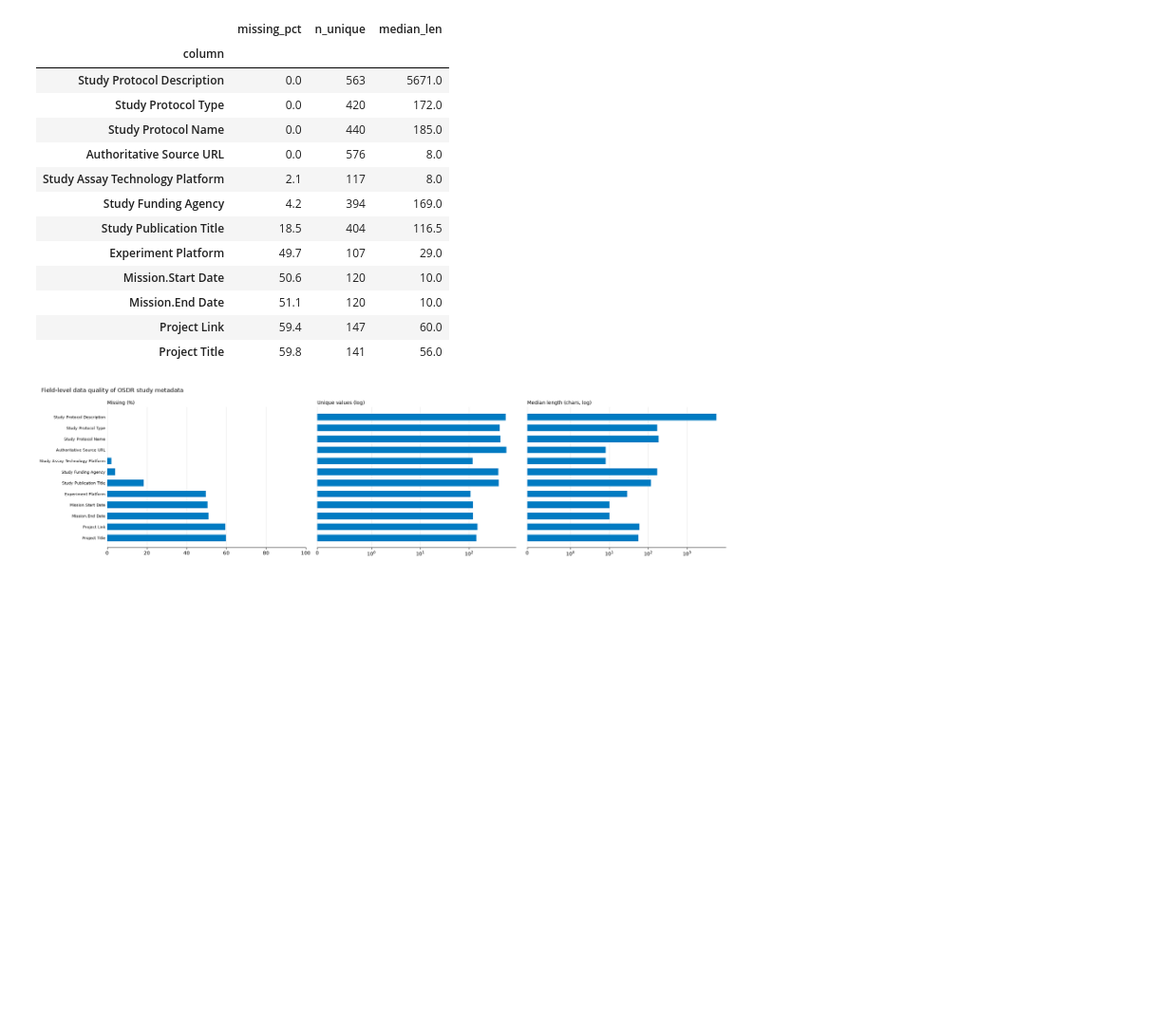
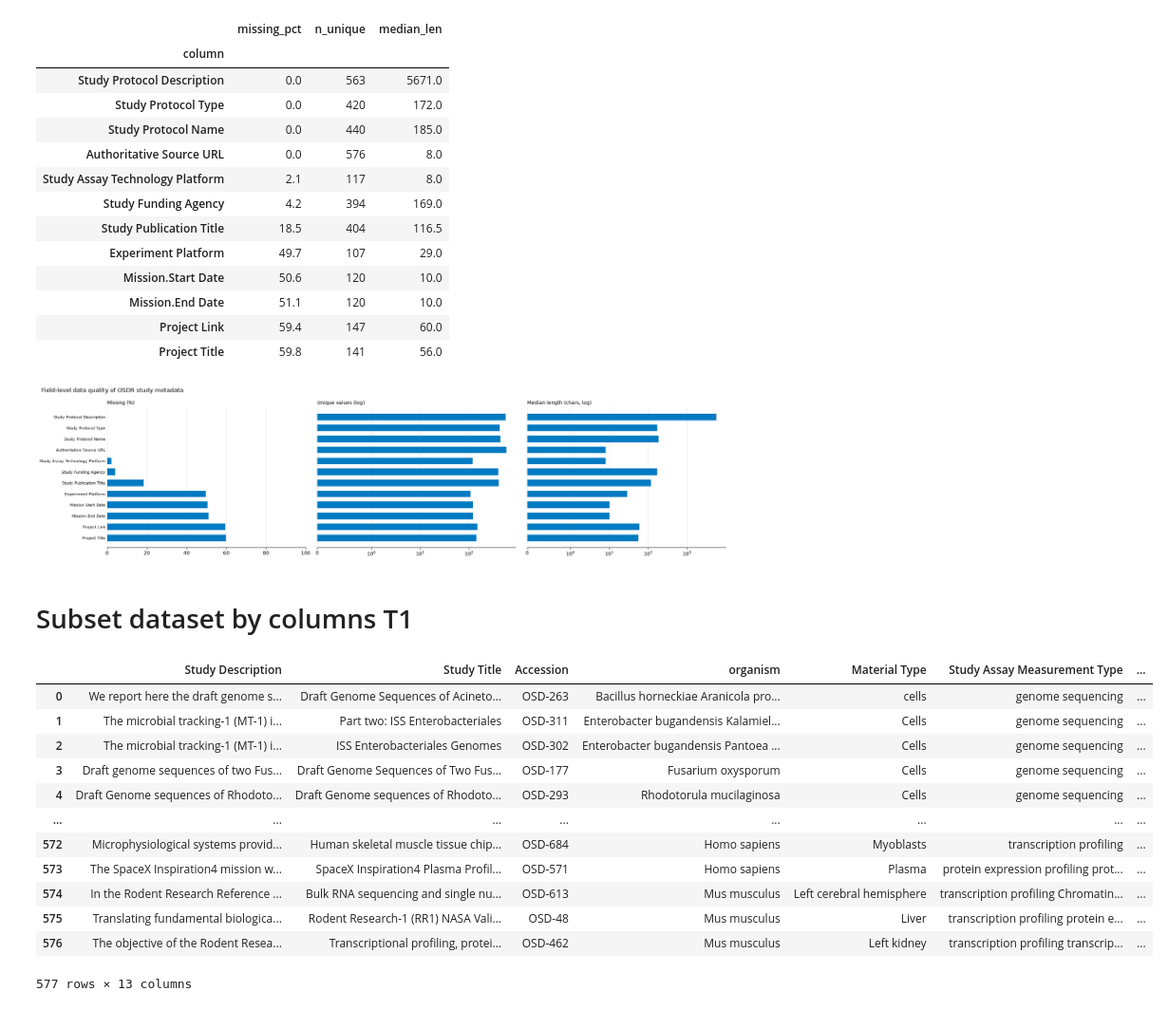
Before and after one commit to Elizabeth-Flx/osdr-knowledge-search, a Jupyter notebook: notebooks/data_eda.ipynb, the cells around one changed output. Shown at 95% size. Drawn from its saved outputs; the diff is of its cells as text; code cells hidden in the pictures; blank space fills up the shorter version.

Commit message:
feat: save new reduced parquet

```diff
--- a/notebooks/data_eda.ipynb
+++ b/notebooks/data_eda.ipynb
@@ -265,3 +265,5 @@ plt.show()
 | Project Link | 59.4 | 147 | 60.0 |
 | Project Title | 59.8 | 141 | 56.0 |
 [figure]
+# %% [markdown]
+# Subset dataset by columns T1
@@ -267,0 +275,18 @@ plt.show()
+# %%
+# read the parquet file
+df_t1 = pd.read_parquet("../data/clean/studies_subset_t1.parquet")
+df_t1
+# %% [output]
+|  | Study Description | Study Title | Accession | organism | Material Type | Study Assay Measurement Type | ... |
+| 0 | We report here the draft genome s... | Draft Genome Sequences of Acineto... | OSD-263 | Bacillus horneckiae Aranicola pro... | cells | genome sequencing | ... |
+| 1 | The microbial tracking-1 (MT-1) i... | Part two: ISS Enterobacteriales | OSD-311 | Enterobacter bugandensis Kalamiel... | Cells | genome sequencing | ... |
+| 2 | The microbial tracking-1 (MT-1) i... | ISS Enterobacteriales Genomes | OSD-302 | Enterobacter bugandensis Pantoea ... | Cells | genome sequencing | ... |
+| 3 | Draft genome sequences of two Fus... | Draft Genome Sequences of Two Fus... | OSD-177 | Fusarium oxysporum | Cells | genome sequencing | ... |
+| 4 | Draft Genome sequences of Rhodoto... | Draft Genome sequences of Rhodoto... | OSD-293 | Rhodotorula mucilaginosa | Cells | genome sequencing | ... |
+| ... | ... | ... | ... | ... | ... | ... | ... |
+| 572 | Microphysiological systems provid... | Human skeletal muscle tissue chip... | OSD-684 | Homo sapiens | Myoblasts | transcription profiling | ... |
+| 573 | The SpaceX Inspiration4 mission w... | SpaceX Inspiration4 Plasma Profil... | OSD-571 | Homo sapiens | Plasma | protein expression profiling prot... | ... |
+| 574 | In the Rodent Research Reference ... | Bulk RNA sequencing and single nu... | OSD-613 | Mus musculus | Left cerebral hemisphere | transcription profiling Chromatin... | ... |
+| 575 | Translating fundamental biologica... | Rodent Research-1 (RR1) NASA Vali... | OSD-48 | Mus musculus | Liver | transcription profiling protein e... | ... |
+| 576 | The objective of the Rodent Resea... | Transcriptional profiling, protei... | OSD-462 | Mus musculus | Left kidney | transcription profiling transcrip... | ... |
+577 rows × 13 columns
```
Also changed, not shown: parts of 1 cell of this notebook.
